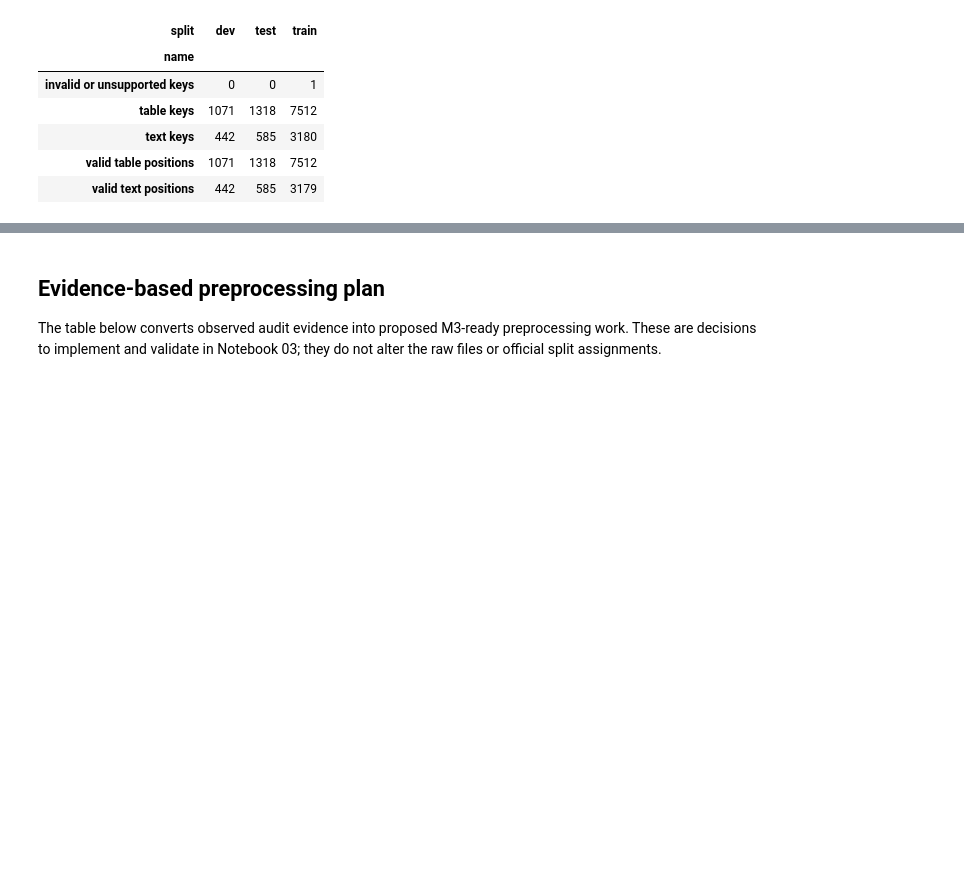
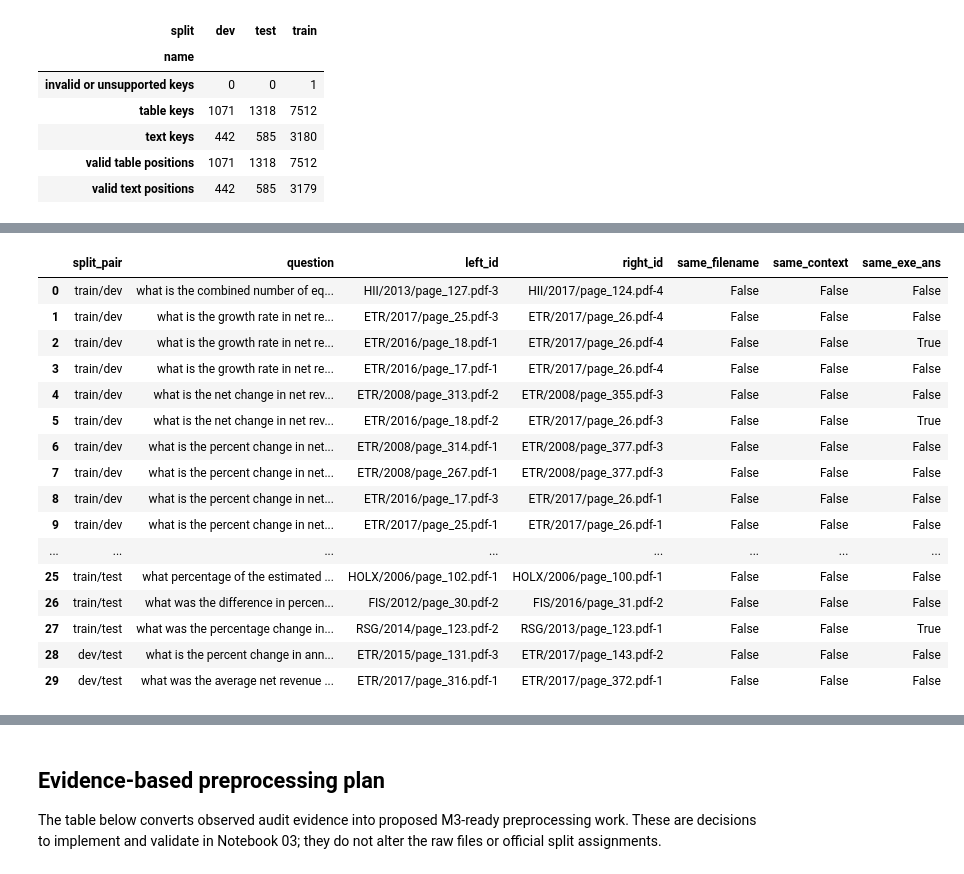
Before and after one commit to divyanshi-sachan/finevidence, a Jupyter notebook: notebooks/02_finQA_eda.ipynb, the cells around one changed output, grey strips where cells are left out. Saved outputs shown, nothing was run; the diff lists cells and outputs as text; code cells hidden in the pictures; blank space fills up the shorter version.

```diff
--- a/notebooks/02_finQA_eda.ipynb
+++ b/notebooks/02_finQA_eda.ipynb
@@ -681,0 +686,81 @@ display(
+# %%
+from collections import defaultdict
+
+
+def compact_anomalies(field, records, split_name):
+    rows = []
+    for record in records:
+        value = record["qa"].get(field) if field in record["qa"] else record.get(field)
+        if value:
+            continue
+        qa = record["qa"]
+        rows.append(
+            {
+                "split": split_name,
+                "id": record["id"],
+                "field": field,
+                "field_value": repr(value),
+                "exe_ans": repr(qa["exe_ans"]),
+                "program": qa["program"],
+                "question": qa["question"],
+                "context_preview": " ".join((record["pre_text"] + record["post_text"])[:2]),
+            }
+        )
+    return rows
+
+
+followup_splits = {name: load_finqa_split(RAW_DATA_DIR / f"{name}.json") for name in SPLIT_NAMES}
+
+anomaly_rows = []
+for split_name, records in followup_splits.items():
+    for field_name in ("answer", "explanation", "table_retrieved", "text_retrieved"):
+        anomaly_rows.extend(compact_anomalies(field_name, records, split_name))
+
+anomaly_frame = pd.DataFrame(anomaly_rows)
+display(anomaly_frame.groupby(["field", "split"]).size().unstack(fill_value=0))
+display(anomaly_frame.query("field == 'answer'"))
+
+
+def context_signature(record):
+    payload = json.dumps(
+        {
+            "table": record["table"],
+            "pre_text": record["pre_text"],
+            "post_text": record["post_text"],
+        },
+        sort_keys=True,
+    )
+    return hashlib.sha256(payload.encode()).hexdigest()
+
+
+overlap_rows = []
+for left, right in (("train", "dev"), ("train", "test"), ("dev", "test")):
+    left_by_question = defaultdict(list)
+    right_by_question = defaultdict(list)
+    for record in followup_splits[left]:
+        left_by_question[record["qa"]["question"].strip()].append(record)
+    for record in followup_splits[right]:
+        right_by_question[record["qa"]["question"].strip()].append(record)
+    for question in sorted(set(left_by_question) & set(right_by_question)):
+        for left_record in left_by_question[question]:
+            for right_record in right_by_question[question]:
+                overlap_rows.append(
+                    {
+                        "split_pair": f"{left}/{right}",
+                        "question": question,
+                        "left_id": left_record["id"],
+                        "right_id": right_record["id"],
+                        "same_filename": left_record["filename"] == right_record["filename"],
+                        "same_context": context_signature(left_record)
+                        == context_signature(right_record),
+                        "same_exe_ans": left_record["qa"]["exe_ans"]
+                        == right_record["qa"]["exe_ans"],
+                    }
+                )
+
+overlap_frame = pd.DataFrame(overlap_rows)
+display(
+    overlap_frame.groupby("split_pair")[["same_filename", "same_context", "same_exe_ans"]].sum()
+)
+display(overlap_frame)
+# %% [output]
@@ -681,0 +791,17 @@ display(
+|  | split_pair | question | left_id | right_id | same_filename | same_context | same_exe_ans |
+| 0 | train/dev | what is the combined number of eq... | HII/2013/page_127.pdf-3 | HII/2017/page_124.pdf-4 | False | False | False |
+| 1 | train/dev | what is the growth rate in net re... | ETR/2017/page_25.pdf-3 | ETR/2017/page_26.pdf-4 | False | False | False |
+| 2 | train/dev | what is the growth rate in net re... | ETR/2016/page_18.pdf-1 | ETR/2017/page_26.pdf-4 | False | False | True |
+| 3 | train/dev | what is the growth rate in net re... | ETR/2016/page_17.pdf-1 | ETR/2017/page_26.pdf-4 | False | False | False |
+| 4 | train/dev | what is the net change in net rev... | ETR/2008/page_313.pdf-2 | ETR/2008/page_355.pdf-3 | False | False | False |
+| 5 | train/dev | what is the net change in net rev... | ETR/2016/page_18.pdf-2 | ETR/2017/page_26.pdf-3 | False | False | True |
+| 6 | train/dev | what is the percent change in net... | ETR/2008/page_314.pdf-1 | ETR/2008/page_377.pdf-3 | False | False | False |
+| 7 | train/dev | what is the percent change in net... | ETR/2008/page_267.pdf-1 | ETR/2008/page_377.pdf-3 | False | False | False |
+| 8 | train/dev | what is the percent change in net... | ETR/2016/page_17.pdf-3 | ETR/2017/page_26.pdf-1 | False | False | False |
+| 9 | train/dev | what is the percent change in net... | ETR/2017/page_25.pdf-1 | ETR/2017/page_26.pdf-1 | False | False | False |
+| ... | ... | ... | ... | ... | ... | ... | ... |
+| 25 | train/test | what percentage of the estimated ... | HOLX/2006/page_102.pdf-1 | HOLX/2006/page_100.pdf-1 | False | False | False |
+| 26 | train/test | what was the difference in percen... | FIS/2012/page_30.pdf-2 | FIS/2016/page_31.pdf-2 | False | False | False |
+| 27 | train/test | what was the percentage change in... | RSG/2014/page_123.pdf-2 | RSG/2013/page_123.pdf-1 | False | False | True |
+| 28 | dev/test | what is the percent change in ann... | ETR/2015/page_131.pdf-3 | ETR/2017/page_143.pdf-2 | False | False | False |
+| 29 | dev/test | what was the average net revenue ... | ETR/2017/page_316.pdf-1 | ETR/2017/page_372.pdf-1 | False | False | False |
```
Also changed, not shown: parts of 5 cells of this notebook, 32 other files.
